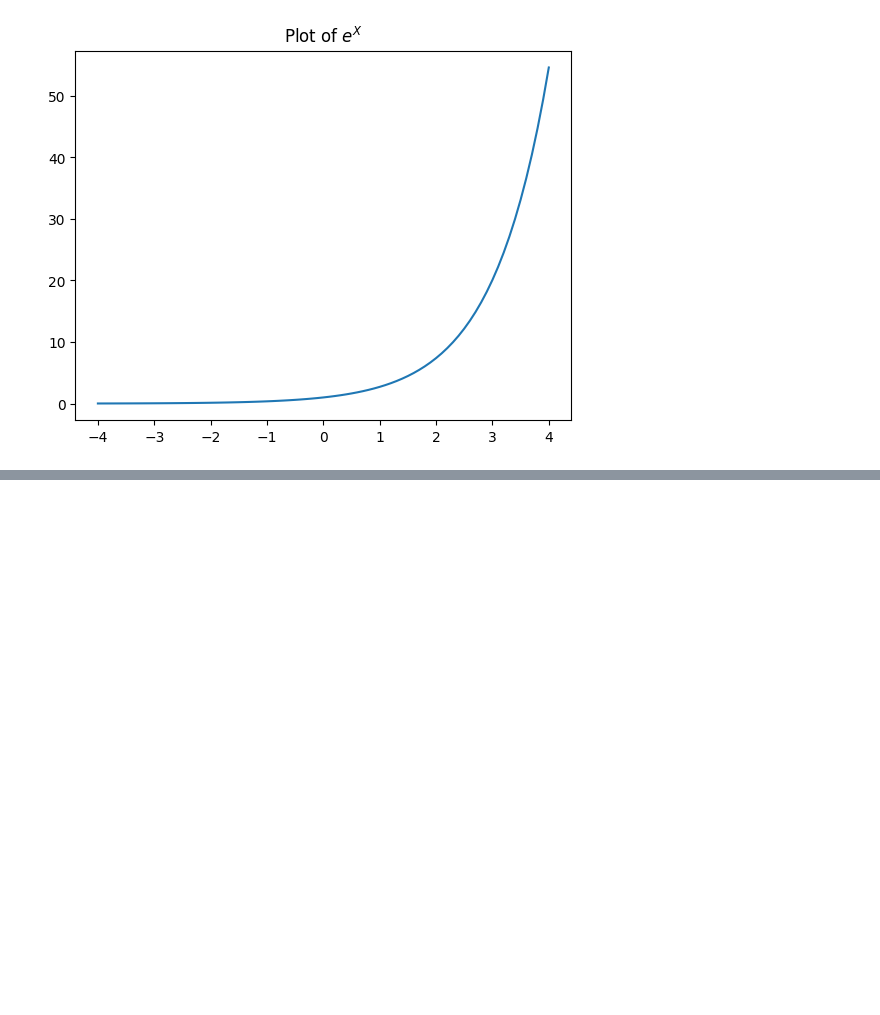
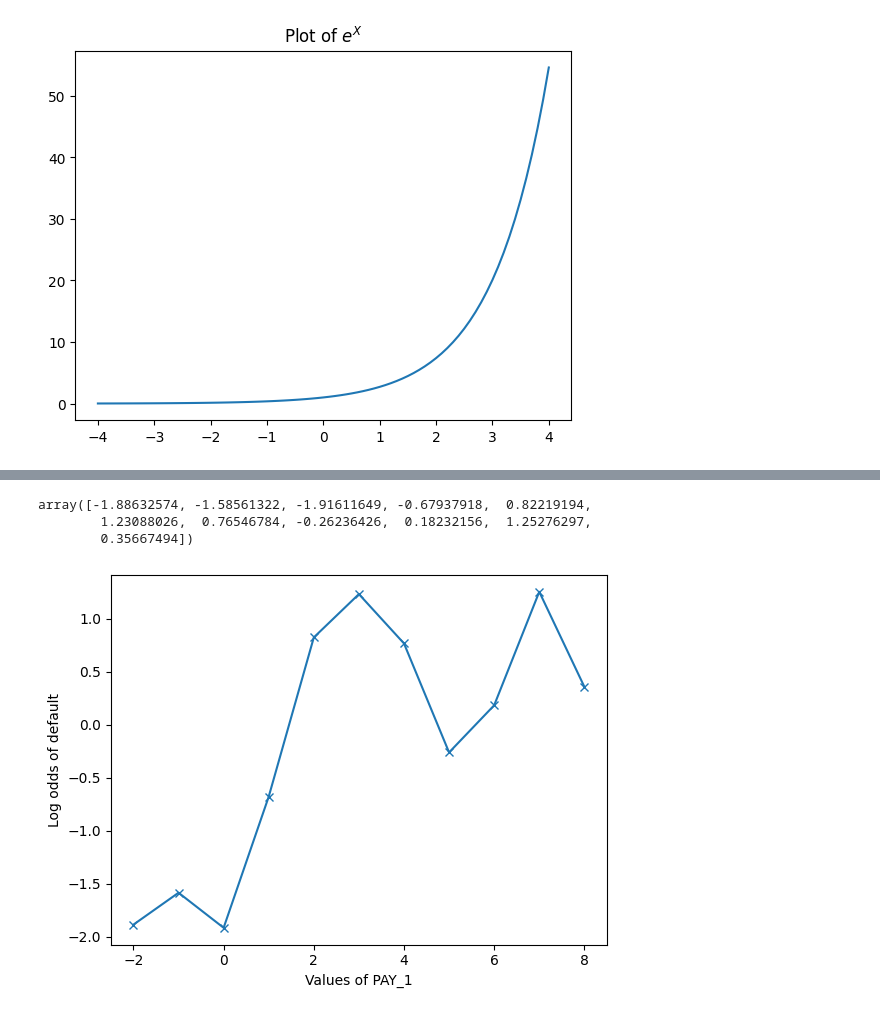
Before and after one commit to danzpy/book-data-science-projects-with-python, a Jupyter notebook: predicao-bons-pagadores.ipynb, the cells around one changed output, grey strips where cells are left out. Drawn from its saved outputs; the diff is of its cells as text; code cells hidden in the pictures; blank space fills up the shorter version.

```diff
--- a/predicao-bons-pagadores.ipynb
+++ b/predicao-bons-pagadores.ipynb
@@ -732,0 +775,13 @@ plt.title('Plot of $e^X$');
+# %%
+log_odds = np.log(odds_ratio)
+log_odds
+# %% [output]
+array([-1.88632574, -1.58561322, -1.91611649, -0.67937918,  0.82219194,
+        1.23088026,  0.76546784, -0.26236426,  0.18232156,  1.25276297,
+        0.35667494])
+# %%
+plt.plot(group_by_pay_mean_y.index, log_odds, '-x')
+plt.ylabel('Log odds of default')
+plt.xlabel('Values of PAY_1');
+# %% [output]
+[figure, added]
```
Also changed, not shown: parts of 6 cells of this notebook.
